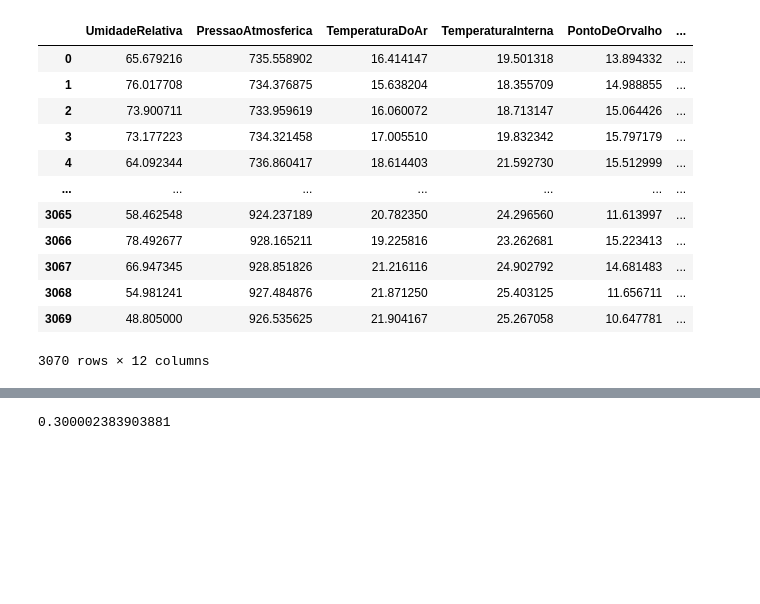
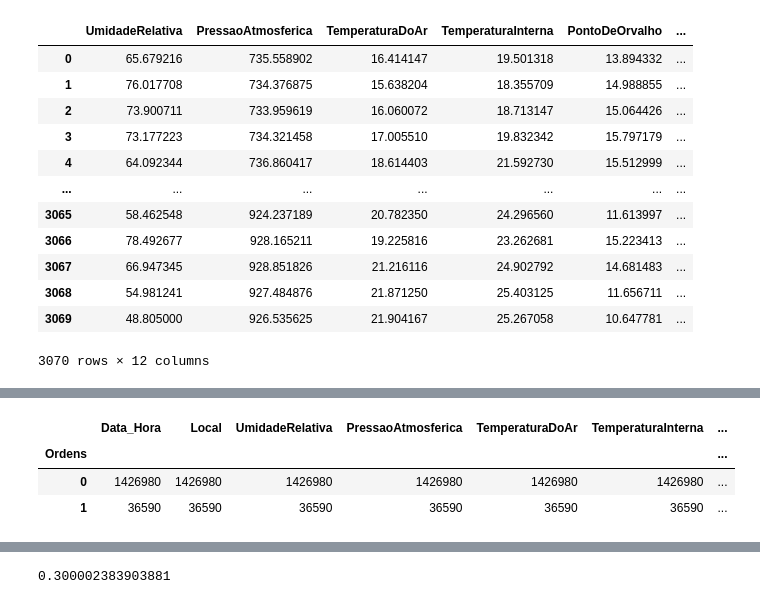
Before and after one commit to alagamentos/floodprediction, a Jupyter notebook: src/Notebooks/4_Modeling/0.0_XGBoost_Testing.ipynb, the cells around one changed output, grey strips where cells are left out. Drawn from its saved outputs; the diff is of its cells as text; code cells hidden in the pictures; blank space fills up the shorter version.

```diff
--- a/src/Notebooks/4_Modeling/0.0_XGBoost_Testing.ipynb
+++ b/src/Notebooks/4_Modeling/0.0_XGBoost_Testing.ipynb
@@ -60,3 +91,10 @@ df_clustered_total
+# %%
+df_clustered_total.groupby('Ordens').count()
+# %% [output]
+|  | Data_Hora | Local | UmidadeRelativa | PressaoAtmosferica | TemperaturaDoAr | TemperaturaInterna | ... |
+| Ordens |  |  |  |  |  |  | ... |
+| 0 | 1426980 | 1426980 | 1426980 | 1426980 | 1426980 | 1426980 | ... |
+| 1 | 36590 | 36590 | 36590 | 36590 | 36590 | 36590 | ... |
 # %%
 df_clustered_total['Local'] = df_clustered_total['Local'].rank(method='dense', ascending=False).astype(int)
 df_clustered_total = df_clustered_total.drop(columns = 'Data_Hora')
```
Also changed, not shown: parts of 20 cells of this notebook, 3 other files.
